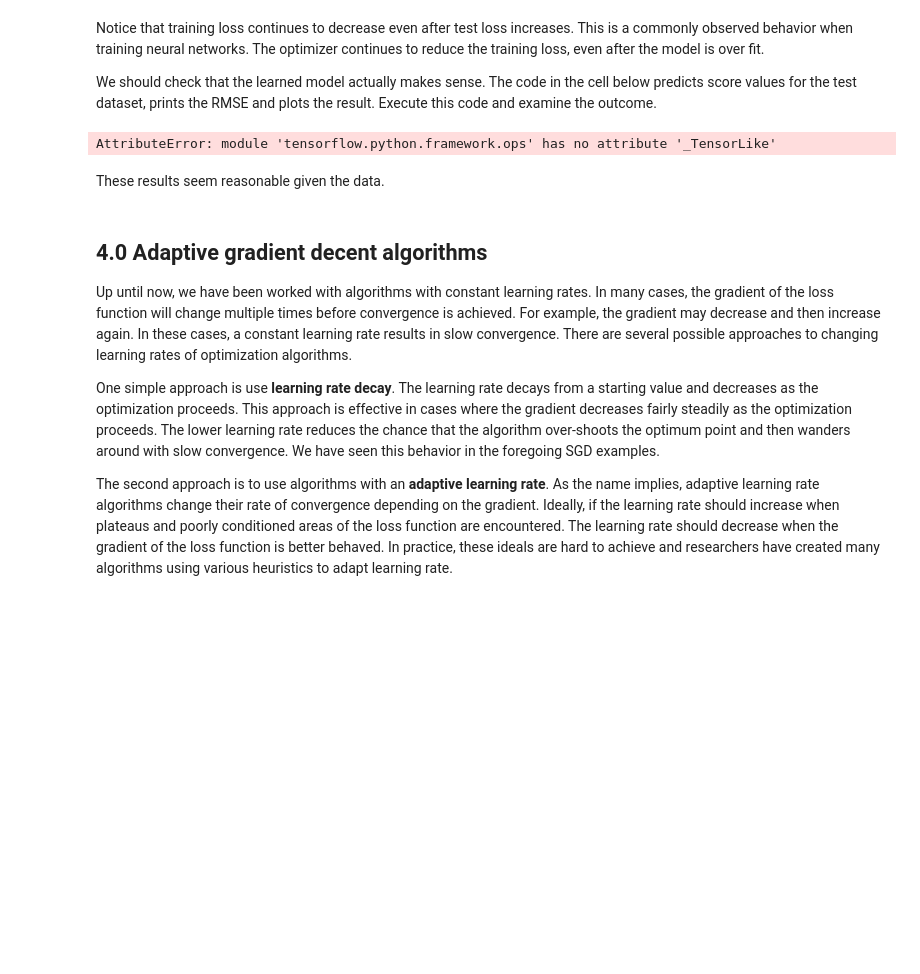
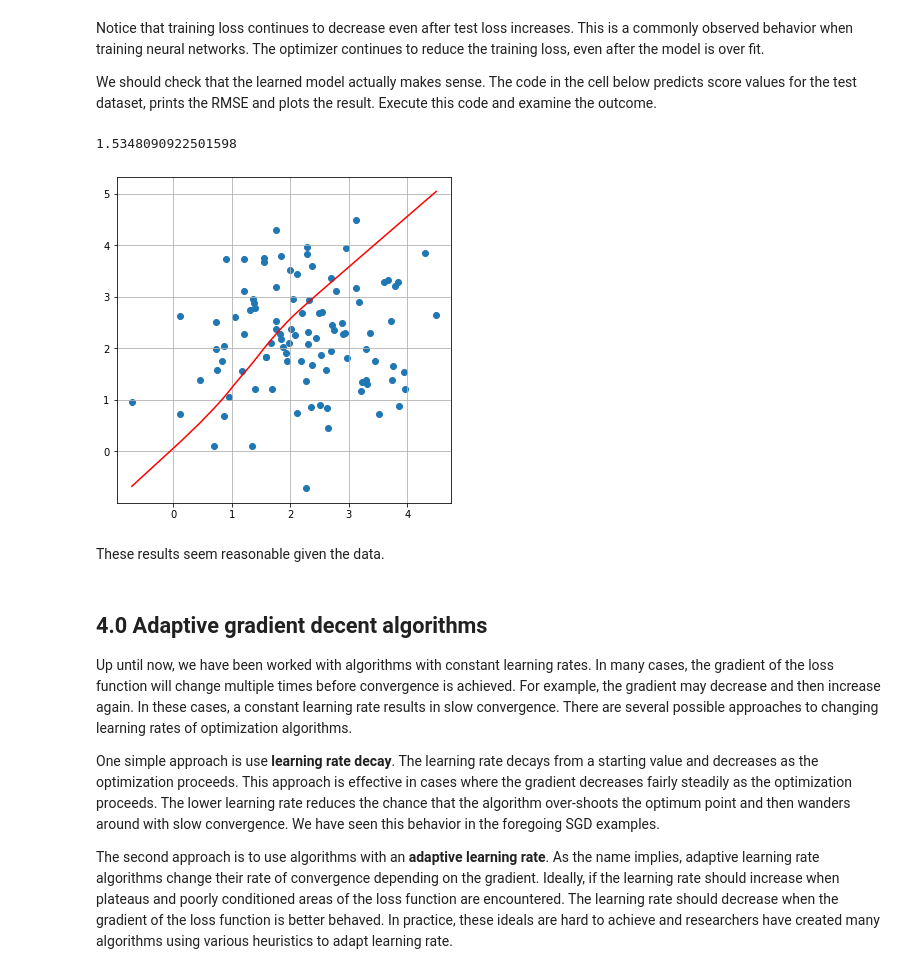
Before and after one commit to rodolfolermacontreras/ML_3_Assignment_4, a Jupyter notebook: 4_OptimizationForDeepNNs.ipynb, the cells around one changed output. Drawn from its saved outputs; the diff is of its cells as text; code cells hidden in the pictures; blank space fills up the shorter version.

```diff
--- a/4_OptimizationForDeepNNs.ipynb
+++ b/4_OptimizationForDeepNNs.ipynb
@@ -553,21 +561,23 @@ We should check that the learned model actually makes sense. The code in the cel
 # %%
 def plot_reg(x, y_score, y):
     ax = plt.figure(figsize=(6, 6)).gca() # define axis
 
     ## Get the data in plot order
     xy = sorted(zip(x,y_score))
     x = [x for x, _ in xy]
     y_score = [y for _, y in xy]
 
     ## Plot the result
     plt.plot(x, y_score, c = 'red')
+    plt.grid()
     plt.scatter(x, y)
 
 predicted = nn.predict(x_test)
 plot_reg(x_test, predicted, y_test)
 print(np.std(predicted - y_test))
 # %% [output]
-AttributeError: module 'tensorflow.python.framework.ops' has no attribute '_TensorLike'
+1.5348090922501598
+[figure, added]
 # %% [markdown]
 These results seem reasonable given the data.
 # %% [markdown]
```
Also changed, not shown: parts of 18 cells of this notebook, 1 other file.
